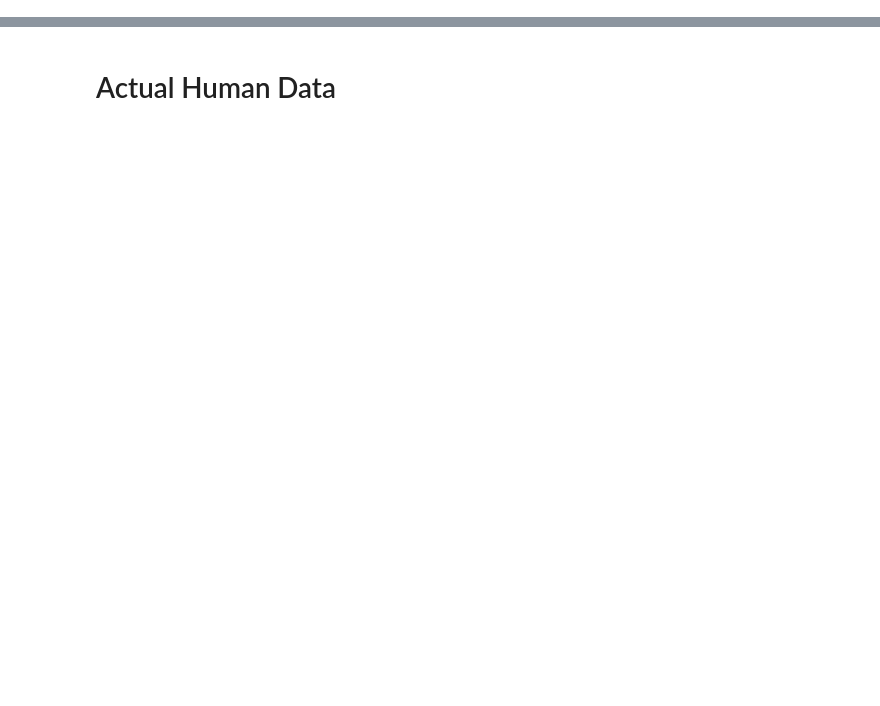
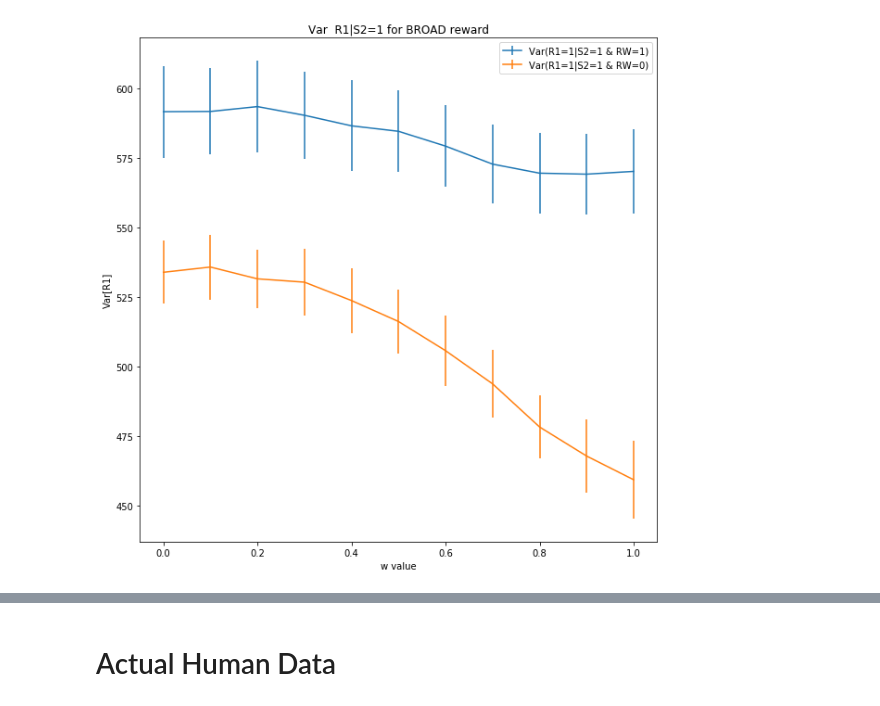
Before and after one commit to alsfilip/Empirical_Information_Bottleneck, a Jupyter notebook: Choice Variability.ipynb, the cells around one changed output, grey strips where cells are left out. Saved outputs shown, nothing was run; the diff lists cells and outputs as text; code cells hidden in the pictures; blank space fills up the shorter version.

```diff
--- a/Choice Variability.ipynb
+++ b/Choice Variability.ipynb
@@ -98,3 +120,10 @@ plot_probs(broad_prob, True)
+# %%
+plt.figure(figsize=(10,10))
+
+plot_vars(alpha_var, True)
+plt.savefig('Alpha1_vars.png')
+# %% [output]
+[figure, added]
 # %%
 plt.figure(figsize=(10,10))
 plt.subplot(1,2,1)
```
Also changed, not shown: parts of 14 cells of this notebook, 16 other files.
